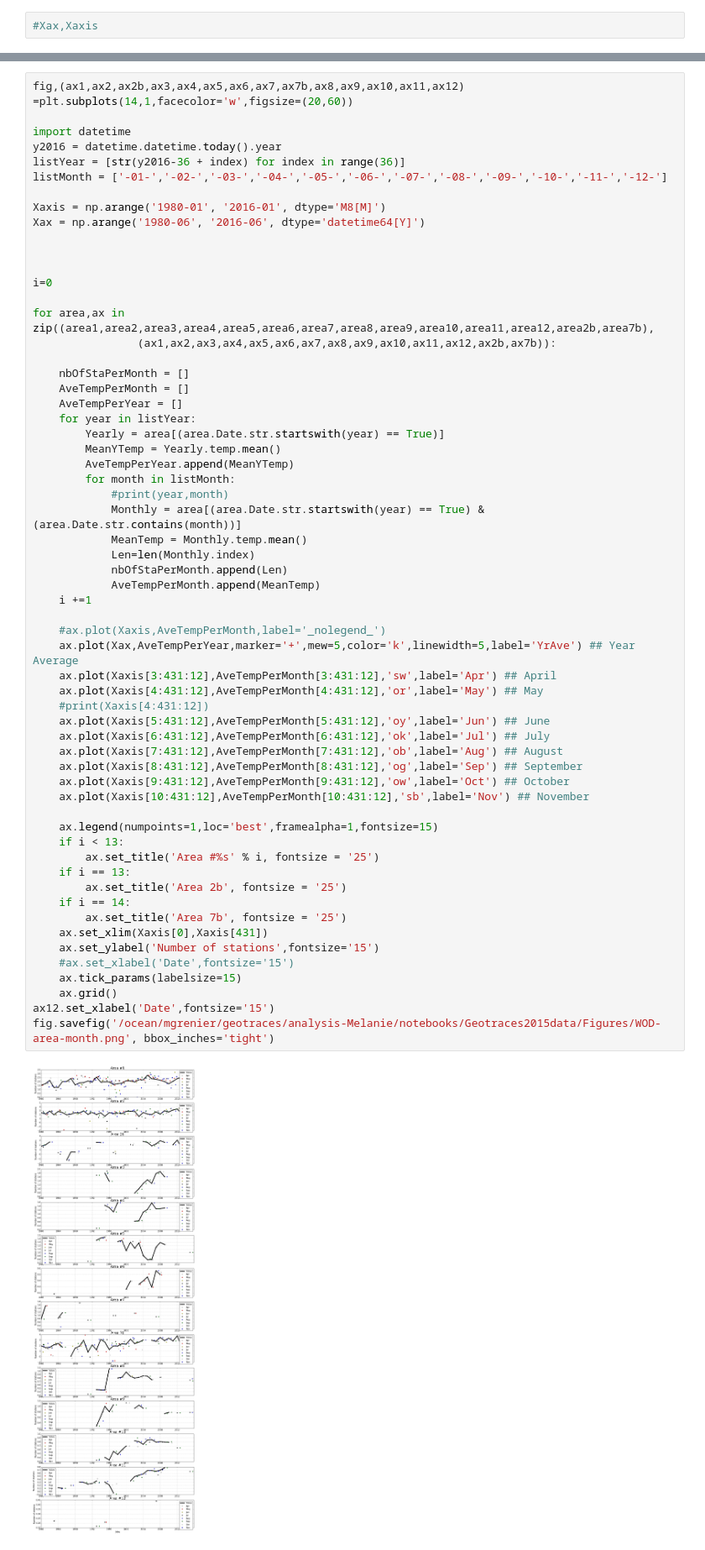
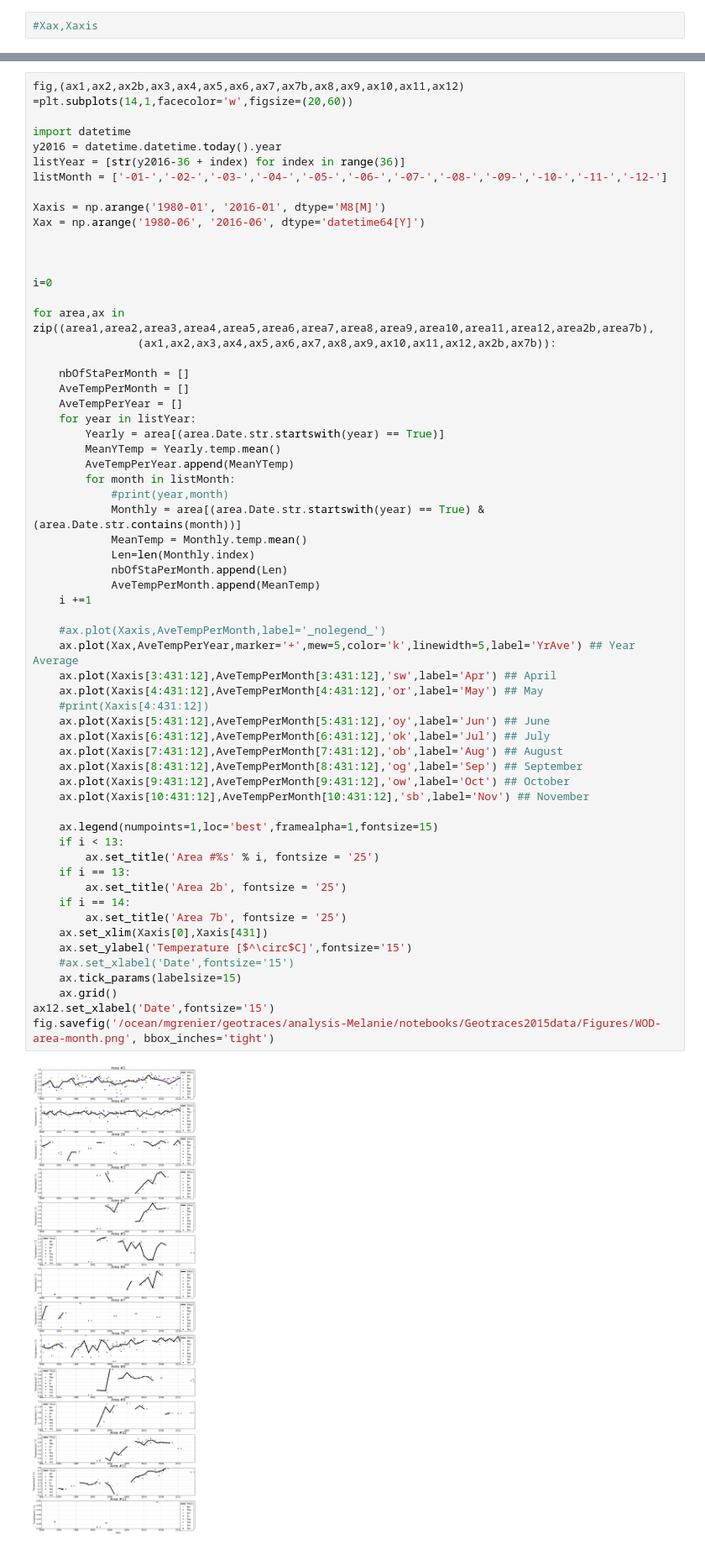
Before and after one commit to UBC-MOAD/analysis-melanie, a Jupyter notebook: notebooks/Geotraces2015data/WOD-fromODV-64N90N-TemperatureOnIsopycn27.9-SpecificAreas-monthlyDistrib.ipynb, the cells around one changed output, grey strips where cells are left out. Shown at 84% size. Cells and saved outputs as stored; diff of their text form.

Commit message:
update 27.9 temperature tracking

```diff
--- a/notebooks/Geotraces2015data/WOD-fromODV-64N90N-TemperatureOnIsopycn27.9-SpecificAreas-monthlyDistrib.ipynb
+++ b/notebooks/Geotraces2015data/WOD-fromODV-64N90N-TemperatureOnIsopycn27.9-SpecificAreas-monthlyDistrib.ipynb
@@ -324,35 +324,35 @@ for area,ax in zip((area1,area2,area3,area4,area5,area6,area7,area8,area9,area10
             nbOfStaPerMonth.append(Len)
             AveTempPerMonth.append(MeanTemp)
     i +=1
 
     #ax.plot(Xaxis,AveTempPerMonth,label='_nolegend_')
     ax.plot(Xax,AveTempPerYear,marker='+',mew=5,color='k',linewidth=5,label='YrAve') ## Year Average
     ax.plot(Xaxis[3:431:12],AveTempPerMonth[3:431:12],'sw',label='Apr') ## April
     ax.plot(Xaxis[4:431:12],AveTempPerMonth[4:431:12],'or',label='May') ## May
     #print(Xaxis[4:431:12])
     ax.plot(Xaxis[5:431:12],AveTempPerMonth[5:431:12],'oy',label='Jun') ## June
     ax.plot(Xaxis[6:431:12],AveTempPerMonth[6:431:12],'ok',label='Jul') ## July
     ax.plot(Xaxis[7:431:12],AveTempPerMonth[7:431:12],'ob',label='Aug') ## August
     ax.plot(Xaxis[8:431:12],AveTempPerMonth[8:431:12],'og',label='Sep') ## September
     ax.plot(Xaxis[9:431:12],AveTempPerMonth[9:431:12],'ow',label='Oct') ## October
     ax.plot(Xaxis[10:431:12],AveTempPerMonth[10:431:12],'sb',label='Nov') ## November
 
     ax.legend(numpoints=1,loc='best',framealpha=1,fontsize=15)
     if i < 13:
         ax.set_title('Area #%s' % i, fontsize = '25')
     if i == 13:
         ax.set_title('Area 2b', fontsize = '25')
     if i == 14:
         ax.set_title('Area 7b', fontsize = '25')
     ax.set_xlim(Xaxis[0],Xaxis[431])
-    ax.set_ylabel('Number of stations',fontsize='15')
+    ax.set_ylabel('Temperature [$^\circ$C]',fontsize='15')
     #ax.set_xlabel('Date',fontsize='15')
     ax.tick_params(labelsize=15)
     ax.grid()
 ax12.set_xlabel('Date',fontsize='15')
 fig.savefig('/ocean/mgrenier/geotraces/analysis-Melanie/notebooks/Geotraces2015data/Figures/WOD-area-month.png', bbox_inches='tight')
 # %% [output]
-[figure, old version]
+[figure, new version]
 # %%
 from matplotlib.gridspec import GridSpec
 
```
